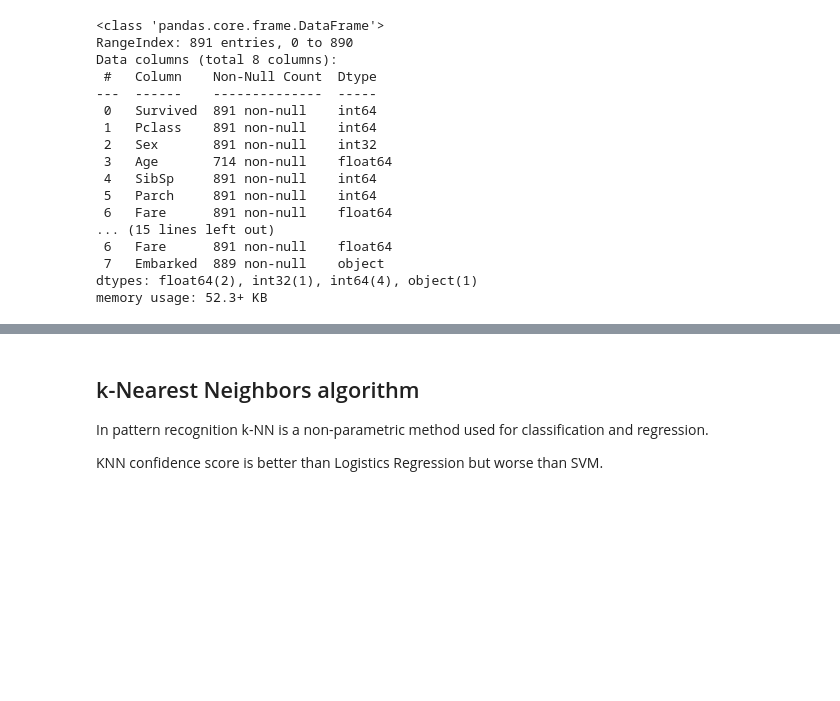
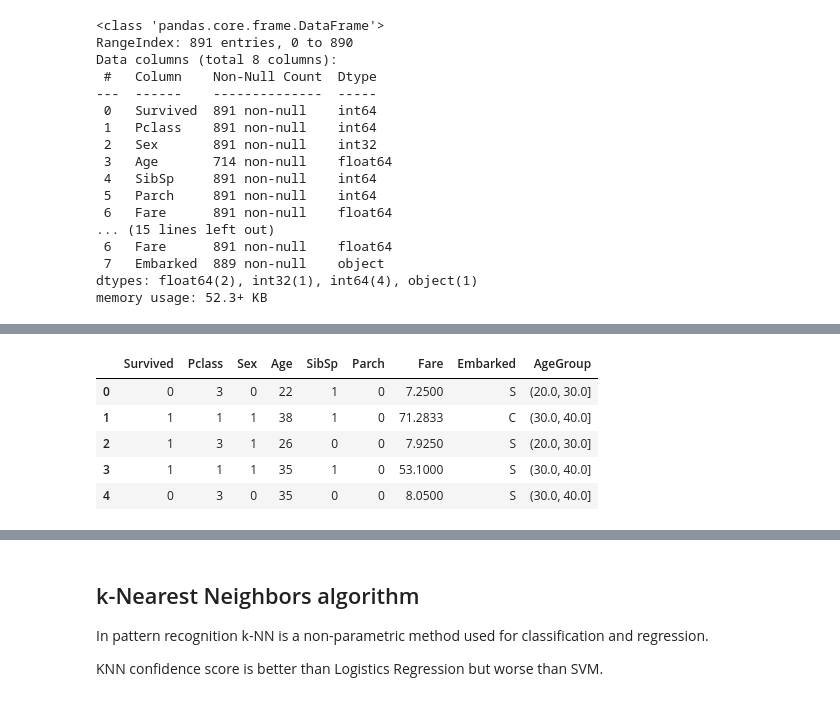
Before and after one commit to sergiger/titanicMachineLearning, a Jupyter notebook: Titanic.ipynb, the cells around one changed output, grey strips where cells are left out. Drawn from its saved outputs; the diff is of its cells as text; code cells hidden in the pictures; blank space fills up the shorter version.

```diff
--- a/Titanic.ipynb
+++ b/Titanic.ipynb
@@ -494,0 +227,4 @@ acc_svc
+# %%
+#dividim les edats en 8 grups
+train_data['AgeGroup'] = pd.cut(train_data['Age'], 8)
+train_data[['AgeGroup', 'Survived']].groupby(['AgeGroup'], as_index=False).mean().sort_values(by='AgeGroup', ascending=True)
@@ -494,0 +241,9 @@ acc_svc
+# %%
+train_data.head()
+# %% [output]
+|  | Survived | Pclass | Sex | Age | SibSp | Parch | Fare | Embarked | AgeGroup |
+| 0 | 0 | 3 | 0 | 22 | 1 | 0 | 7.2500 | S | (20.0, 30.0] |
+| 1 | 1 | 1 | 1 | 38 | 1 | 0 | 71.2833 | C | (30.0, 40.0] |
+| 2 | 1 | 3 | 1 | 26 | 0 | 0 | 7.9250 | S | (20.0, 30.0] |
+| 3 | 1 | 1 | 1 | 35 | 1 | 0 | 53.1000 | S | (30.0, 40.0] |
+| 4 | 0 | 3 | 0 | 35 | 0 | 0 | 8.0500 | S | (30.0, 40.0] |
```
Also changed, not shown: parts of 65 cells of this notebook.
